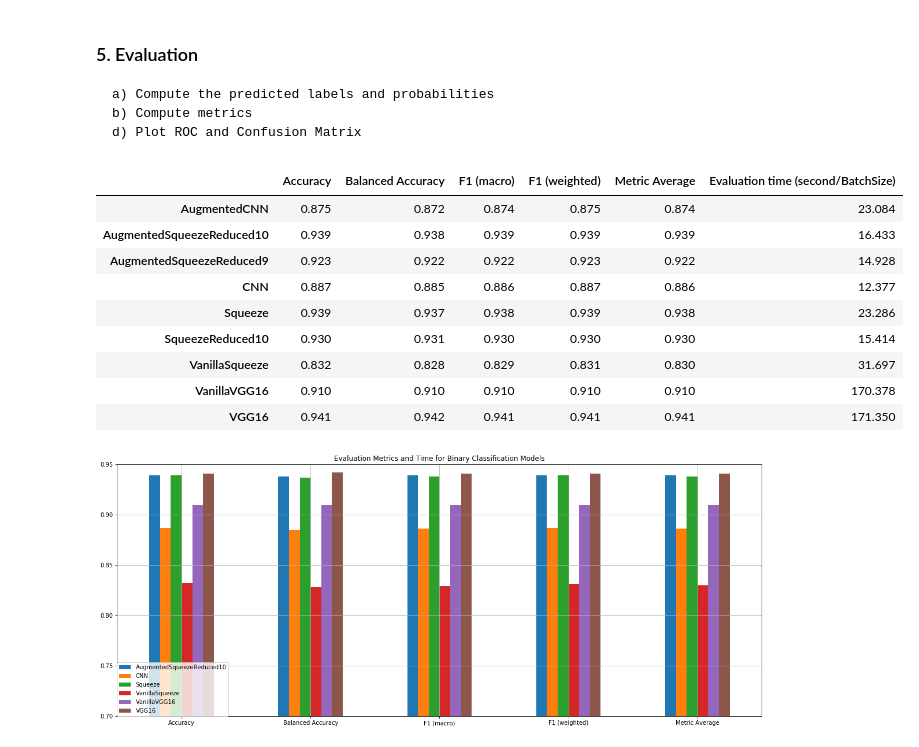
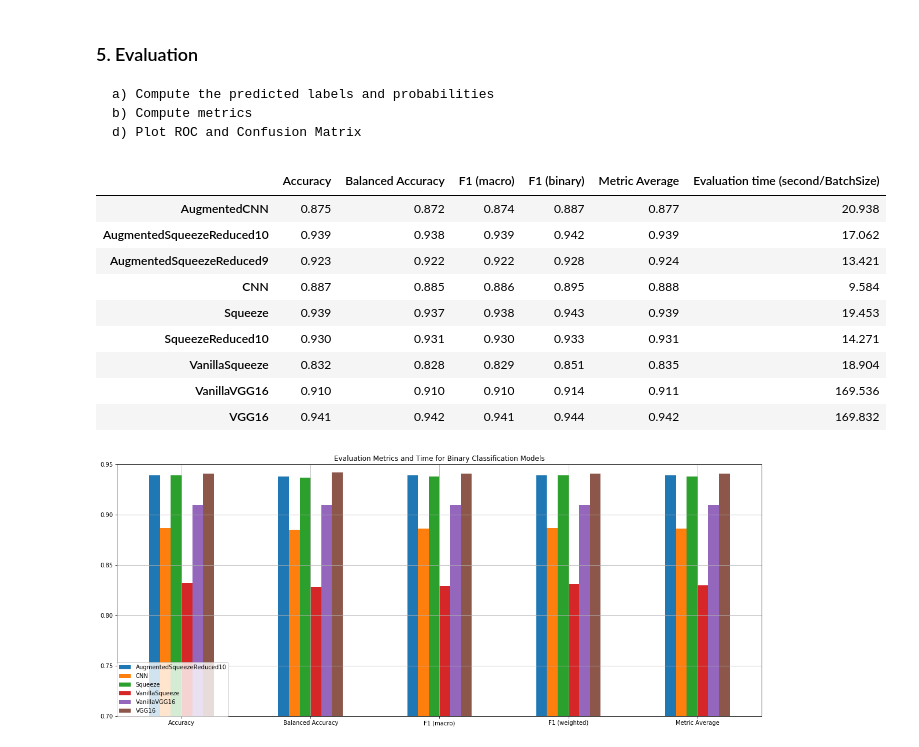
Before and after one commit to f-grimaldi/machine_learning_intepretability_in_steel_industry, a Jupyter notebook: notebooks_models/Comparison_binaryModels.ipynb, the cells around one changed output. Cells and saved outputs as stored; diff of their text form; code cells hidden in the pictures.

Commit message:
Interpreting binary model

```diff
--- a/notebooks_models/Comparison_binaryModels.ipynb
+++ b/notebooks_models/Comparison_binaryModels.ipynb
@@ -176,30 +176,30 @@ for net in nets:
 # %%
 acc, bal_acc, f1_m, f1_w = [], [], [], []
 for i in range(N_MODEL):
     acc.append(accuracy_score(ys_true[i], ys_pred[i]))
     bal_acc.append(balanced_accuracy_score(ys_true[i], ys_pred[i]))
     f1_m.append(f1_score(ys_true[i], ys_pred[i], average='macro'))
-    f1_w.append(f1_score(ys_true[i], ys_pred[i], average='weighted'))
+    f1_w.append(f1_score(ys_true[i], ys_pred[i]))
 
 df = pd.DataFrame([acc, bal_acc, f1_m, f1_w],
-                  index=['Accuracy', 'Balanced Accuracy', 'F1 (macro)', 'F1 (weighted)'],
+                  index=['Accuracy', 'Balanced Accuracy', 'F1 (macro)', 'F1 (binary)'],
                   columns = [i.split('/')[-1][:-4] for i in MODEL_PATHS]).transpose()
 
 df['Metric Average'] = df.mean(axis=1)
 df['Evaluation time (second/BatchSize)'] = np.array(times)*1000
 df = df.round(3)
 df.head(10)
 # %% [output]
-|  | Accuracy | Balanced Accuracy | F1 (macro) | F1 (weighted) | Metric Average | Evaluation time (second/BatchSize) |
-| AugmentedCNN | 0.875 | 0.872 | 0.874 | 0.875 | 0.874 | 23.084 |
-| AugmentedSqueezeReduced10 | 0.939 | 0.938 | 0.939 | 0.939 | 0.939 | 16.433 |
-| AugmentedSqueezeReduced9 | 0.923 | 0.922 | 0.922 | 0.923 | 0.922 | 14.928 |
-| CNN | 0.887 | 0.885 | 0.886 | 0.887 | 0.886 | 12.377 |
-| Squeeze | 0.939 | 0.937 | 0.938 | 0.939 | 0.938 | 23.286 |
-| SqueezeReduced10 | 0.930 | 0.931 | 0.930 | 0.930 | 0.930 | 15.414 |
-| VanillaSqueeze | 0.832 | 0.828 | 0.829 | 0.831 | 0.830 | 31.697 |
-| VanillaVGG16 | 0.910 | 0.910 | 0.910 | 0.910 | 0.910 | 170.378 |
-| VGG16 | 0.941 | 0.942 | 0.941 | 0.941 | 0.941 | 171.350 |
+|  | Accuracy | Balanced Accuracy | F1 (macro) | F1 (binary) | Metric Average | Evaluation time (second/BatchSize) |
+| AugmentedCNN | 0.875 | 0.872 | 0.874 | 0.887 | 0.877 | 20.938 |
+| AugmentedSqueezeReduced10 | 0.939 | 0.938 | 0.939 | 0.942 | 0.939 | 17.062 |
+| AugmentedSqueezeReduced9 | 0.923 | 0.922 | 0.922 | 0.928 | 0.924 | 13.421 |
+| CNN | 0.887 | 0.885 | 0.886 | 0.895 | 0.888 | 9.584 |
+| Squeeze | 0.939 | 0.937 | 0.938 | 0.943 | 0.939 | 19.453 |
+| SqueezeReduced10 | 0.930 | 0.931 | 0.930 | 0.933 | 0.931 | 14.271 |
+| VanillaSqueeze | 0.832 | 0.828 | 0.829 | 0.851 | 0.835 | 18.904 |
+| VanillaVGG16 | 0.910 | 0.910 | 0.910 | 0.914 | 0.911 | 169.536 |
+| VGG16 | 0.941 | 0.942 | 0.941 | 0.944 | 0.942 | 169.832 |
 # %%
 fig, ax = plt.subplots(1, 1, figsize = (20, 8))
 df.iloc[[1, 3, 4, 6, 7, 8], :-1].transpose().plot.bar(ax=ax)
```
Also changed, not shown: 38 other files.
